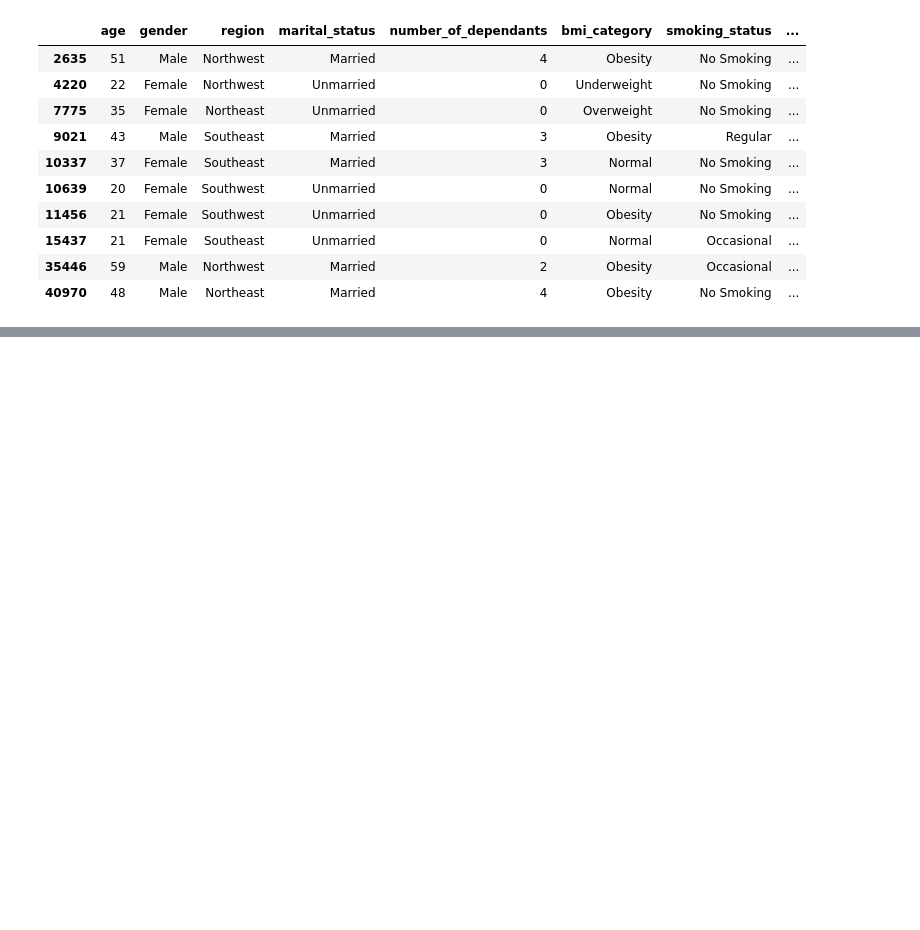
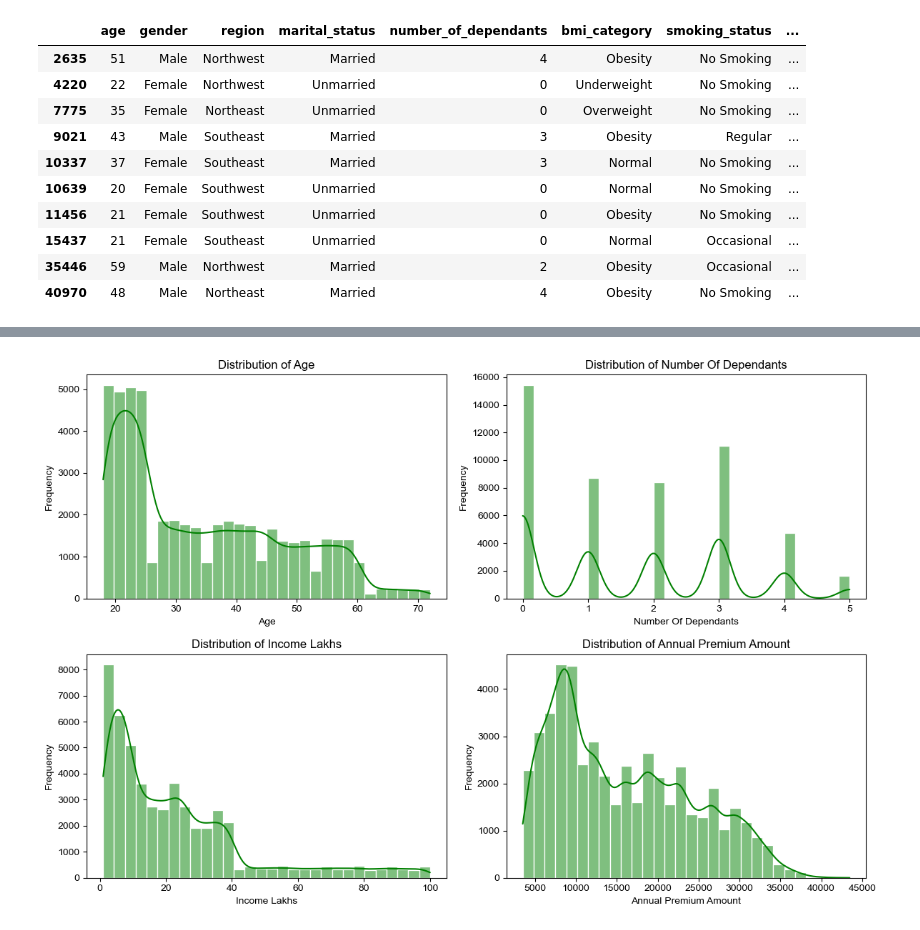
Before and after one commit to GKPSingh/Practice, a Jupyter notebook: Healthcare_Premium_Prediction/Healthcare_Premium_Prediction.ipynb, the cells around one changed output, grey strips where cells are left out. Drawn from its saved outputs; the diff is of its cells as text; code cells hidden in the pictures; blank space fills up the shorter version.

```diff
--- a/Healthcare_Premium_Prediction/Healthcare_Premium_Prediction.ipynb
+++ b/Healthcare_Premium_Prediction/Healthcare_Premium_Prediction.ipynb
@@ -167,0 +205,3 @@ df[df['income_lakhs']>100]
+# %%
+quantile_threshold = df.income_lakhs.quantile(0.999)
+quantile_threshold
@@ -167,0 +214,3 @@ df[df['income_lakhs']>100]
+# %%
+df= df[df['income_lakhs']<=quantile_threshold]
+df.head()
@@ -167,0 +240,23 @@ df[df['income_lakhs']>100]
+# %%
+# Columns to plot
+cols = ['age', 'number_of_dependants', 'income_lakhs', 'annual_premium_amount']
+
+# Set up the 2x2 plot grid
+fig, axes = plt.subplots(2, 2, figsize=(12, 8))
+sns.set(style='whitegrid')
+
+# Flatten axes array for easy indexing
+axes = axes.flatten()
+
+# Loop through each column and plot
+for i, col in enumerate(cols):
+    sns.histplot(data=df, x=col, kde=True, bins=30, color='green', ax=axes[i])
+    axes[i].set_title(f'Distribution of {col.replace("_", " ").title()}')
+    axes[i].set_xlabel(col.replace("_", " ").title())
+    axes[i].set_ylabel('Frequency')
+
+# Adjust layout
+plt.tight_layout()
+plt.show()
+# %% [output]
+[figure, added]
```
Also changed, not shown: parts of 19 cells of this notebook.
